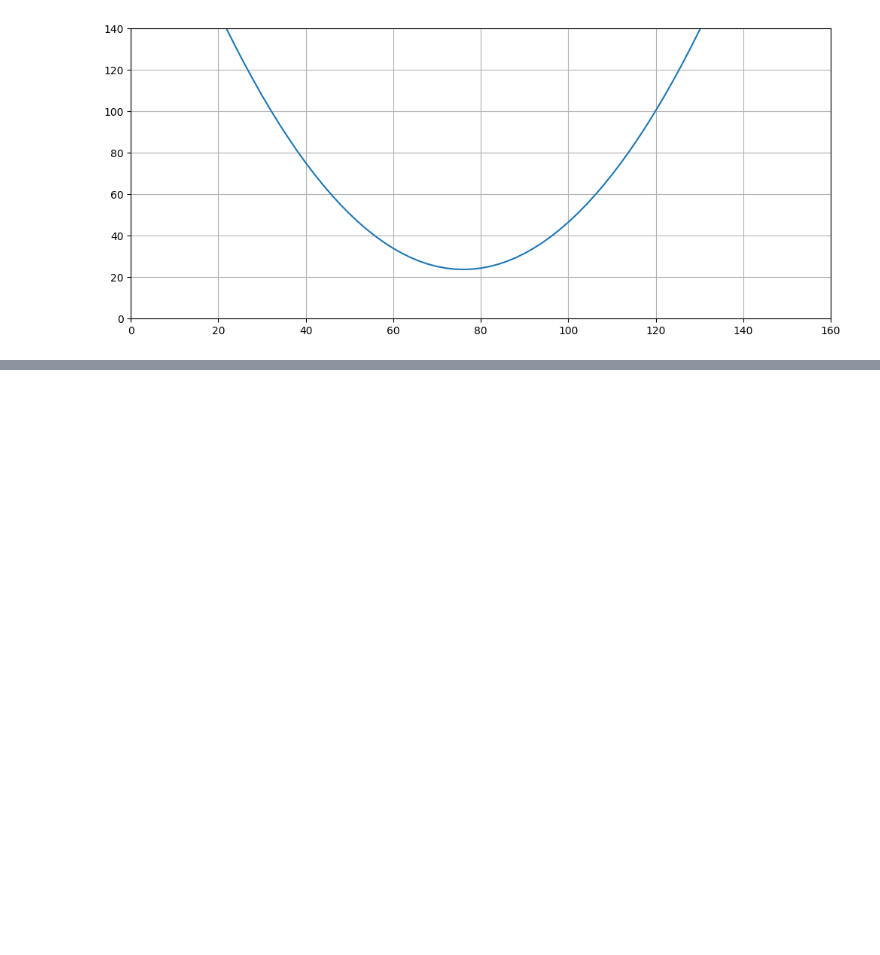
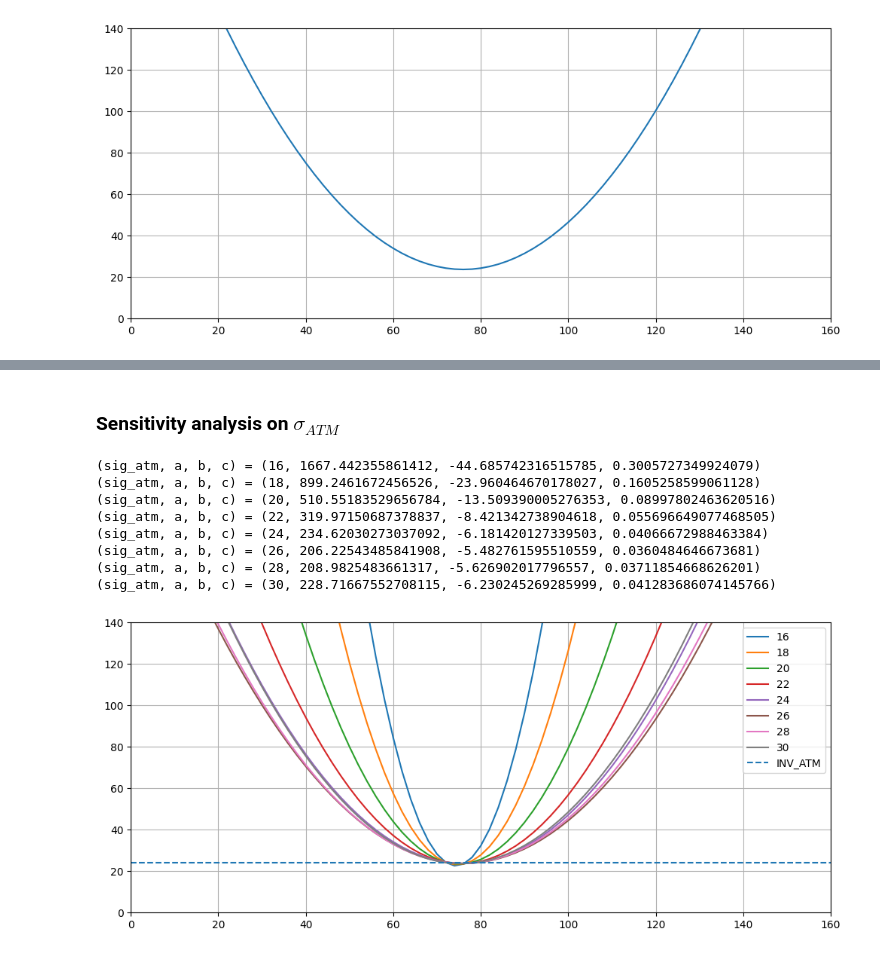
Before and after one commit to WuYenSun/Quadratic_Normal_Model_Calibration, a Jupyter notebook: Quadratic_Normal_Model_(Bouchouev,_2023).ipynb, the cells around one changed output, grey strips where cells are left out. Cells and saved outputs as stored; diff of their text form; code cells hidden in the pictures; blank space fills up the shorter version.

```diff
--- a/Quadratic_Normal_Model_(Bouchouev,_2023).ipynb
+++ b/Quadratic_Normal_Model_(Bouchouev,_2023).ipynb
@@ -320,11 +324,11 @@ print(f'(a, b, c) = ({params[0]}, {params[1]}, {params[2]})')
 (a, b, c) = (228.66240029218525, -6.02888532189243, 0.039649083686508296)
 # %%
 # plot sig(f)
-sigma_qnm = lambda f : inv_atm + params[0] + params[1]*f + params[2]*f**2
+sigma_qnm = lambda f : sig_atm + params[0] + params[1]*f + params[2]*f**2
 arr_f = np.arange(0,141,2)
 
 plt.figure(figsize=(12,5))
-plt.plot(arr_f, sigma_qnm(arr_f))
+plt.plot(arr_f, sigma_qnm(arr_f), label = f'{sig_atm}')
 
 plt.xlim(0,160)
 plt.ylim(0,140)
@@ -384,0 +390,31 @@ plt.show()
+# %% [markdown]
+### Sensitivity analysis on $\sigma_{ATM}$
+# %%
+plt.figure(figsize=(12,5))
+
+arr_sig_atm = np.arange(16,32,2) # [16, 18, 20, 22, 24, 26, 28, 30]
+for sig_atm in arr_sig_atm:
+    params, _ = curve_fit(partial(qnm_option_pricer, sig_atm), df_data.index, df_data.loc[:,'price']
+                      , p0=[a, b, c], bounds=([-np.inf, -np.inf, -np.inf], [np.inf, np.inf, np.inf]))
+    print(f'(sig_atm, a, b, c) = ({sig_atm}, {params[0]}, {params[1]}, {params[2]})')
+
+    sigma_qnm_ = lambda f : sig_atm + params[0] + params[1]*f + params[2]*f**2
+    plt.plot(arr_f, sigma_qnm(arr_f),label = f'{sig_atm}')
+
+plt.axhline(y=inv_atm, linestyle='--', label = 'INV_ATM')
+plt.xlim(0,160)
+plt.ylim(0,140)
+plt.legend()
+plt.grid()
+
+plt.show()
+# %% [output]
+(sig_atm, a, b, c) = (16, 1667.442355861412, -44.685742316515785, 0.3005727349924079)
+(sig_atm, a, b, c) = (18, 899.2461672456526, -23.960464670178027, 0.1605258599061128)
+(sig_atm, a, b, c) = (20, 510.55183529656784, -13.509390005276353, 0.08997802463620516)
+(sig_atm, a, b, c) = (22, 319.97150687378837, -8.421342738904618, 0.055696649077468505)
+(sig_atm, a, b, c) = (24, 234.62030273037092, -6.181420127339503, 0.04066672988463384)
+(sig_atm, a, b, c) = (26, 206.22543485841908, -5.482761595510559, 0.0360484646673681)
+(sig_atm, a, b, c) = (28, 208.9825483661317, -5.626902017796557, 0.03711854668626201)
+(sig_atm, a, b, c) = (30, 228.71667552708115, -6.230245269285999, 0.041283686074145766)
+[figure, added]
```
Also changed, not shown: parts of 14 cells of this notebook, 5 other files.
